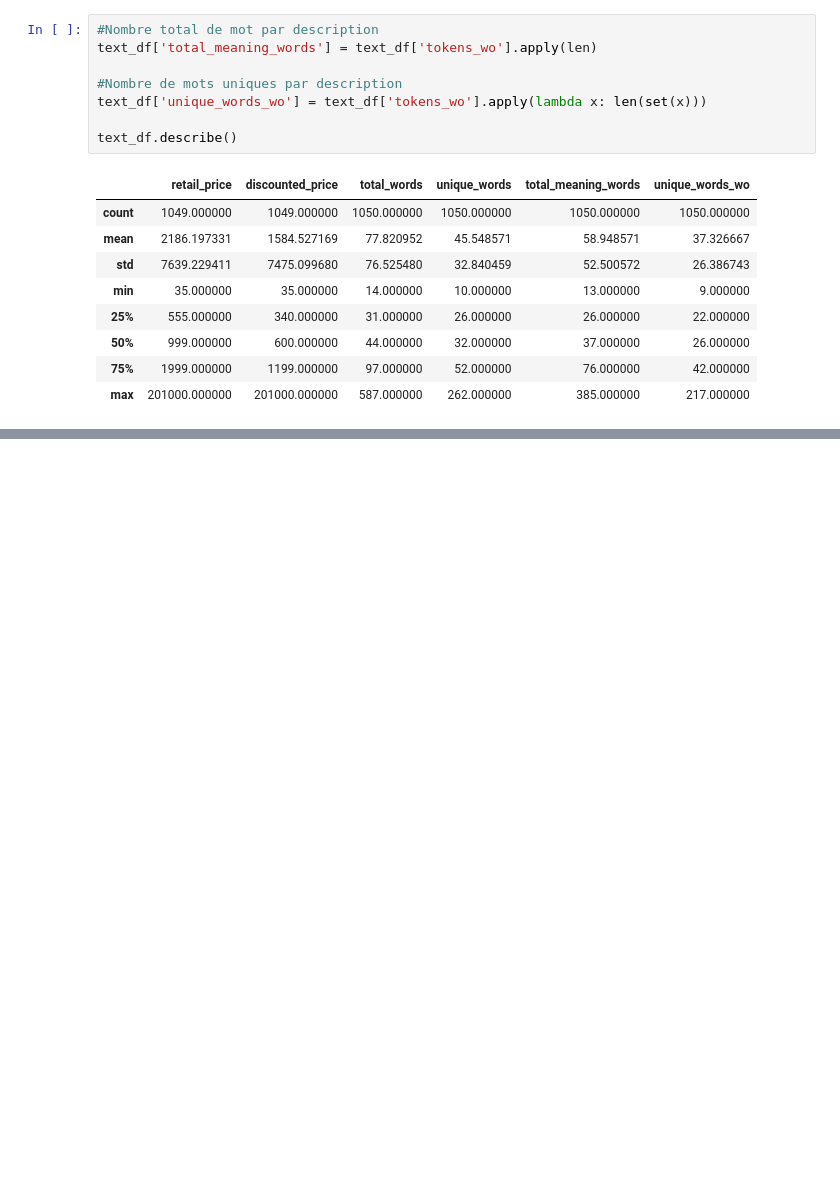
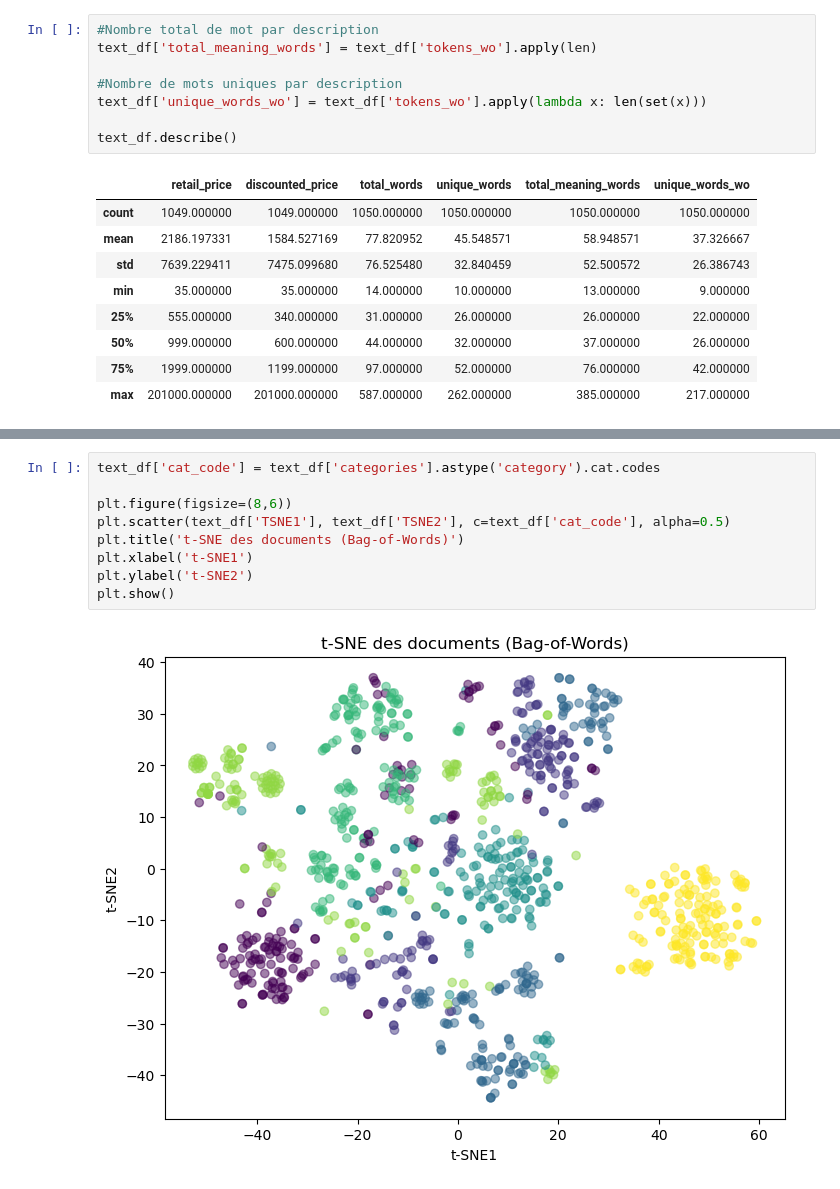
Before and after one commit to ManonVilla/OCProjet6, a Jupyter notebook: VILLA_Manon_1_pretraitement_texte.ipynb, the cells around one changed output, grey strips where cells are left out. Saved outputs shown, nothing was run; the diff lists cells and outputs as text; blank space fills up the shorter version.

```diff
--- a/VILLA_Manon_1_pretraitement_texte.ipynb
+++ b/VILLA_Manon_1_pretraitement_texte.ipynb
@@ -209,0 +415,11 @@ making              make
+# %%
+text_df['cat_code'] = text_df['categories'].astype('category').cat.codes
+
+plt.figure(figsize=(8,6))
+plt.scatter(text_df['TSNE1'], text_df['TSNE2'], c=text_df['cat_code'], alpha=0.5)
+plt.title('t-SNE des documents (Bag-of-Words)')
+plt.xlabel('t-SNE1')
+plt.ylabel('t-SNE2')
+plt.show()
+# %% [output]
+[figure, added]
```
Also changed, not shown: parts of 21 cells of this notebook.
